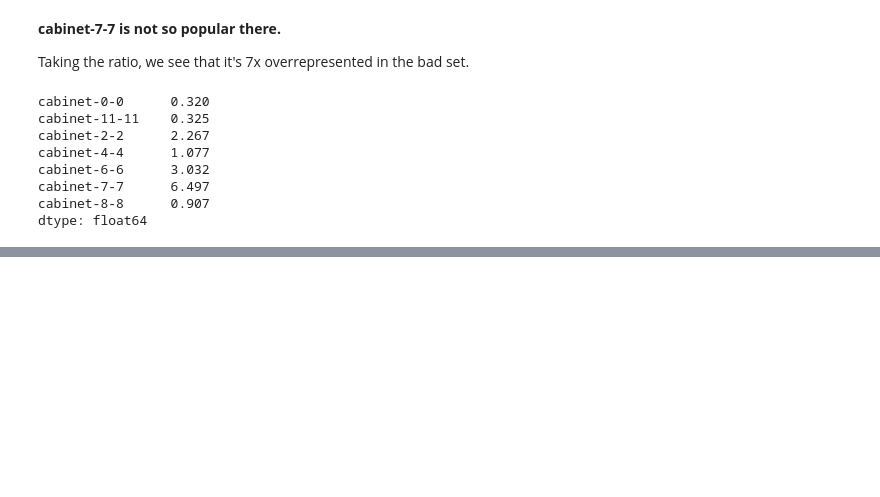
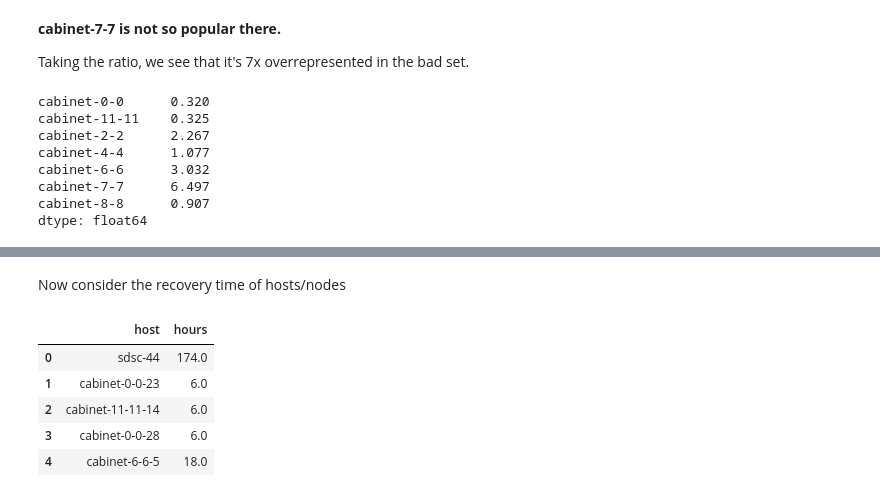
Before and after one commit to aminnj/miscnotebooks, a Jupyter notebook: uaf/analyze_hadoop_condor.ipynb, the cells around one changed output, grey strips where cells are left out. Saved outputs shown, nothing was run; the diff lists cells and outputs as text; code cells hidden in the pictures; blank space fills up the shorter version.

```diff
--- a/uaf/analyze_hadoop_condor.ipynb
+++ b/uaf/analyze_hadoop_condor.ipynb
@@ -442,0 +499,12 @@ dtype: float64
+# %% [markdown]
+Now consider the recovery time of hosts/nodes
+# %%
+df = pd.DataFrame(recoveryinfo,columns=["host","hours"])
+df.head()
+# %% [output]
+|  | host | hours |
+| 0 | sdsc-44 | 174.0 |
+| 1 | cabinet-0-0-23 | 6.0 |
+| 2 | cabinet-11-11-14 | 6.0 |
+| 3 | cabinet-0-0-28 | 6.0 |
+| 4 | cabinet-6-6-5 | 18.0 |
```
Also changed, not shown: parts of 8 cells of this notebook.
